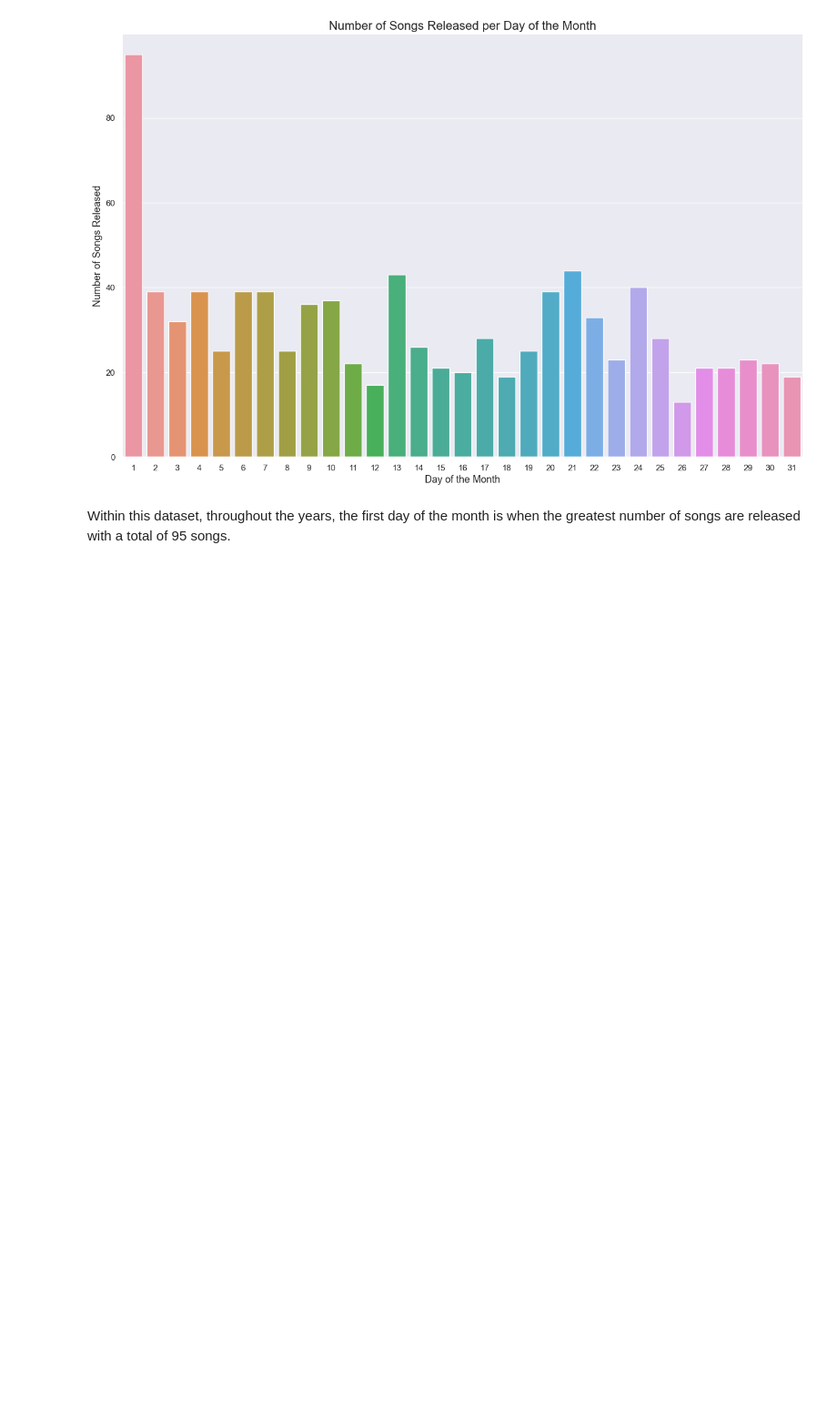
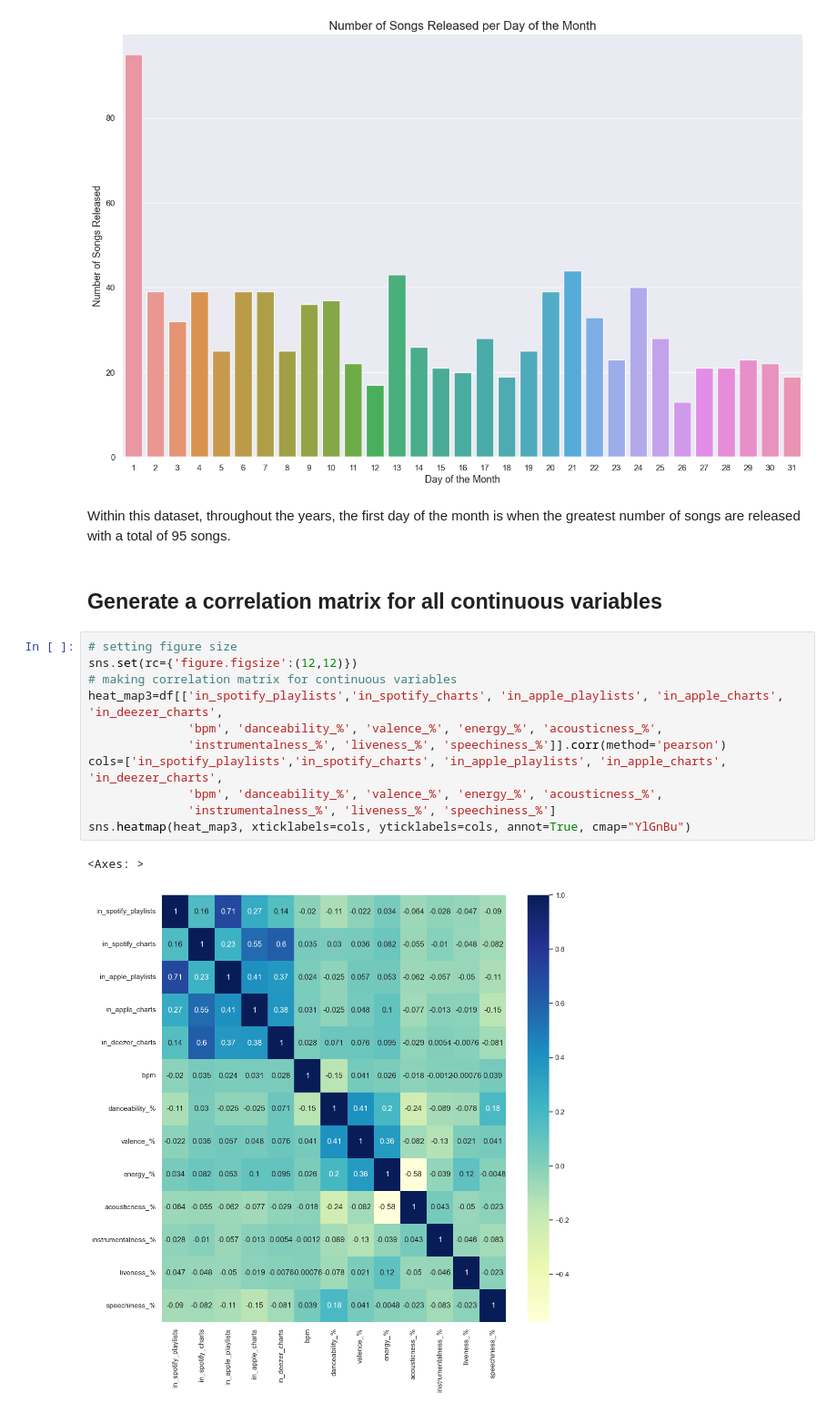
Before and after one commit to Graviton12/TP1_SZM_JBG, a Jupyter notebook: TP1_SZM_JBG.ipynb, the cells around one changed output. Shown at 91% size. Saved outputs shown, nothing was run; the diff lists cells and outputs as text; blank space fills up the shorter version.

```diff
--- a/TP1_SZM_JBG.ipynb
+++ b/TP1_SZM_JBG.ipynb
@@ -857,3 +857,19 @@ plt.show()
 [figure]
 # %% [markdown]
 Within this dataset, throughout the years, the first day of the month is when the greatest number of songs are released with a total of 95 songs.
+# %% [markdown]
+## Generate a correlation matrix for all continuous variables
+# %%
+# setting figure size
+sns.set(rc={'figure.figsize':(12,12)})
+# making correlation matrix for continuous variables
+heat_map3=df[['in_spotify_playlists','in_spotify_charts', 'in_apple_playlists', 'in_apple_charts', 'in_deezer_charts',
+              'bpm', 'danceability_%', 'valence_%', 'energy_%', 'acousticness_%',
+              'instrumentalness_%', 'liveness_%', 'speechiness_%']].corr(method='pearson')
+cols=['in_spotify_playlists','in_spotify_charts', 'in_apple_playlists', 'in_apple_charts', 'in_deezer_charts',
+              'bpm', 'danceability_%', 'valence_%', 'energy_%', 'acousticness_%',
+              'instrumentalness_%', 'liveness_%', 'speechiness_%']
+sns.heatmap(heat_map3, xticklabels=cols, yticklabels=cols, annot=True, cmap="YlGnBu")
+# %% [output]
+<Axes: >
+[figure, added]
```
Also changed, not shown: parts of 3 cells of this notebook.
